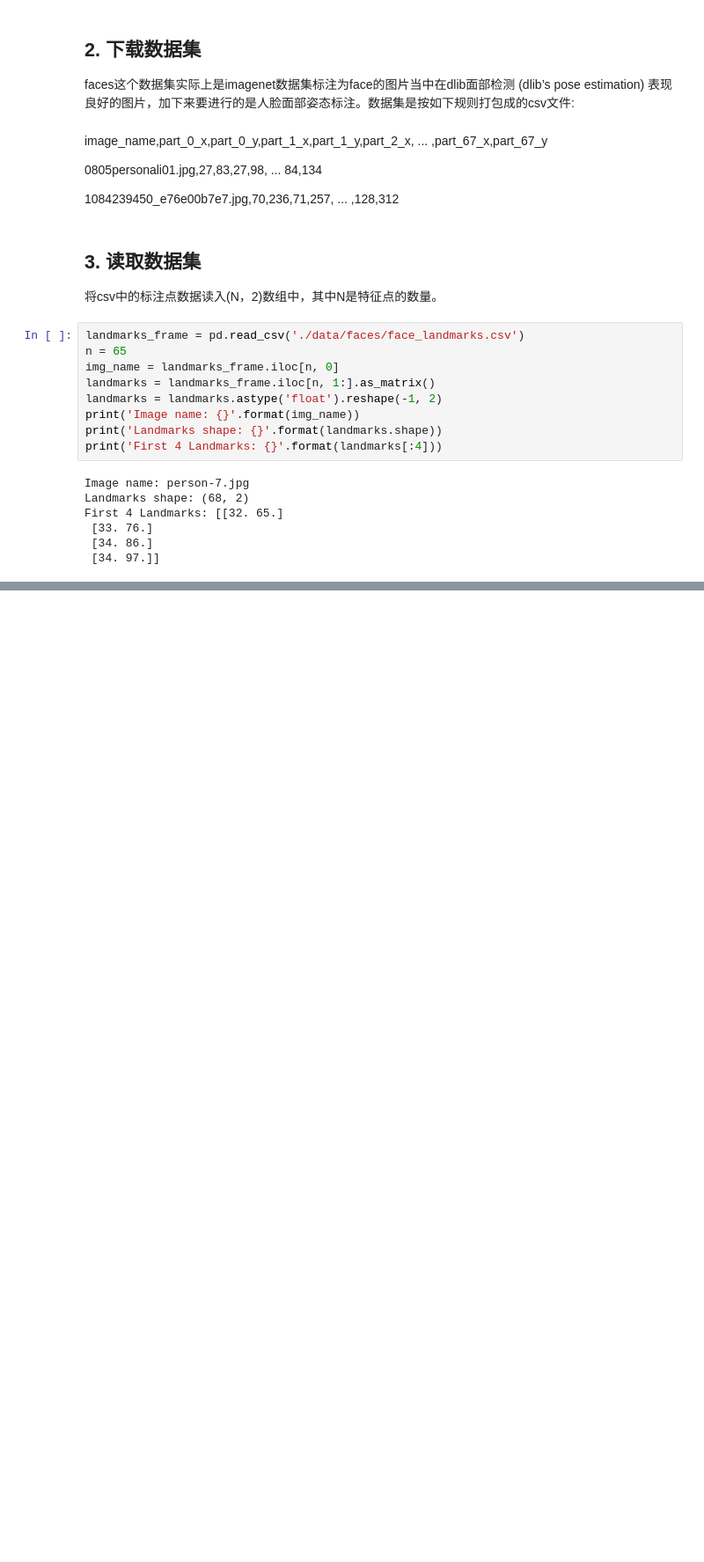
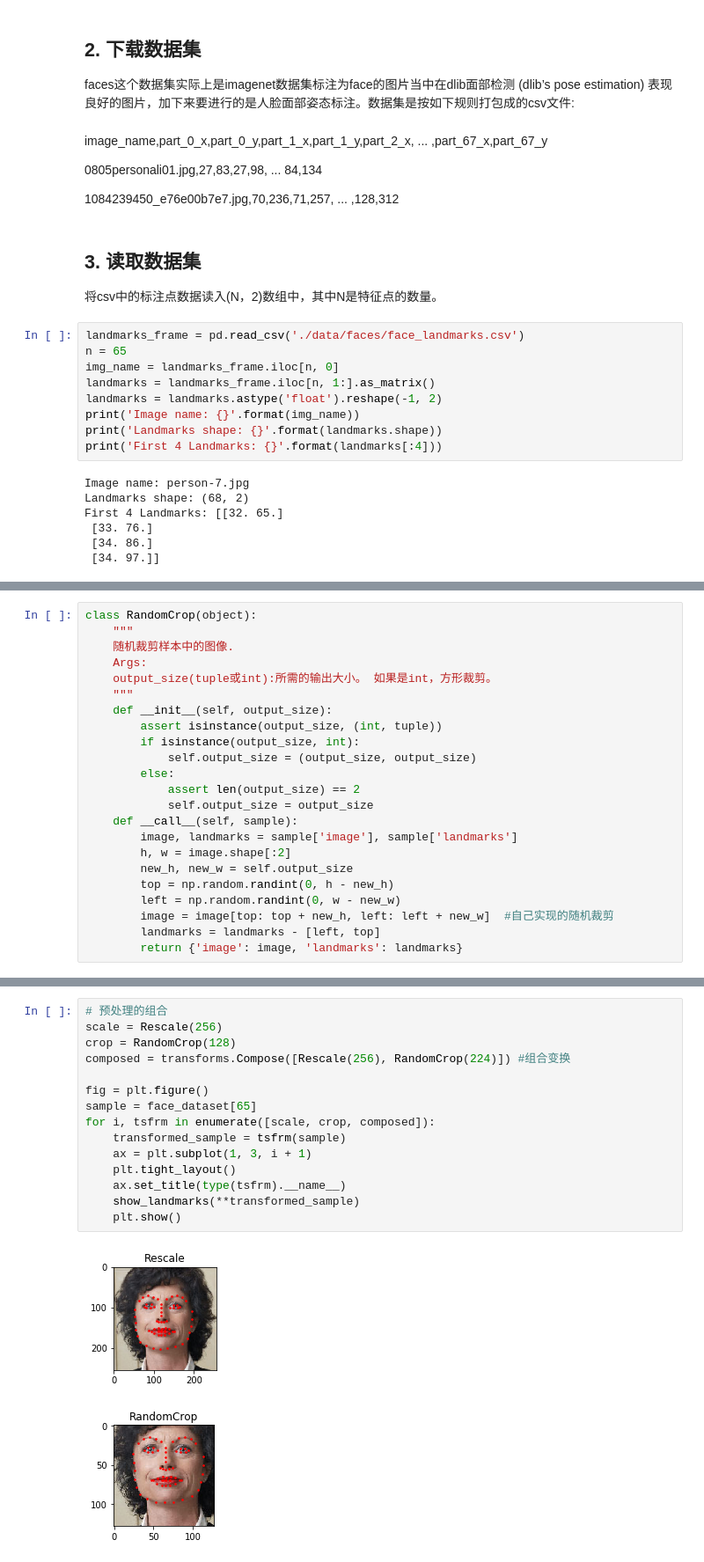
Before and after one commit to XuanxuanGao/LearnPyTorch, a Jupyter notebook: Ch2_PyTorch之入门进阶教程/01_data_load_process.ipynb, the cells around one changed output, grey strips where cells are left out. Shown: that part at 88% size. Drawn from its saved outputs; the diff is of its cells as text; blank space fills up the shorter version.

```diff
--- a/Ch2_PyTorch之入门进阶教程/01_data_load_process.ipynb
+++ b/Ch2_PyTorch之入门进阶教程/01_data_load_process.ipynb
@@ -46,0 +144,23 @@ First 4 Landmarks: [[32. 65.]
+# %%
+class RandomCrop(object):
+    """
+    随机裁剪样本中的图像.
+    Args:
+    output_size(tuple或int):所需的输出大小。 如果是int，方形裁剪。
+    """
+    def __init__(self, output_size):
+        assert isinstance(output_size, (int, tuple))
+        if isinstance(output_size, int):
+            self.output_size = (output_size, output_size)
+        else:
+            assert len(output_size) == 2
+            self.output_size = output_size
+    def __call__(self, sample):
+        image, landmarks = sample['image'], sample['landmarks']
+        h, w = image.shape[:2]
+        new_h, new_w = self.output_size
+        top = np.random.randint(0, h - new_h)
+        left = np.random.randint(0, w - new_w)
+        image = image[top: top + new_h, left: left + new_w]  #自己实现的随机裁剪
+        landmarks = landmarks - [left, top]
+        return {'image': image, 'landmarks': landmarks}
@@ -46,0 +177,18 @@ First 4 Landmarks: [[32. 65.]
+# %%
+# 预处理的组合
+scale = Rescale(256)
+crop = RandomCrop(128)
+composed = transforms.Compose([Rescale(256), RandomCrop(224)]) #组合变换
+
+fig = plt.figure()
+sample = face_dataset[65]
+for i, tsfrm in enumerate([scale, crop, composed]):
+    transformed_sample = tsfrm(sample)
+    ax = plt.subplot(1, 3, i + 1)
+    plt.tight_layout()
+    ax.set_title(type(tsfrm).__name__)
+    show_landmarks(**transformed_sample)
+    plt.show()
+# %% [output]
+[figure, added]
+[figure, added]
```
Also changed, not shown: parts of 14 cells of this notebook.
